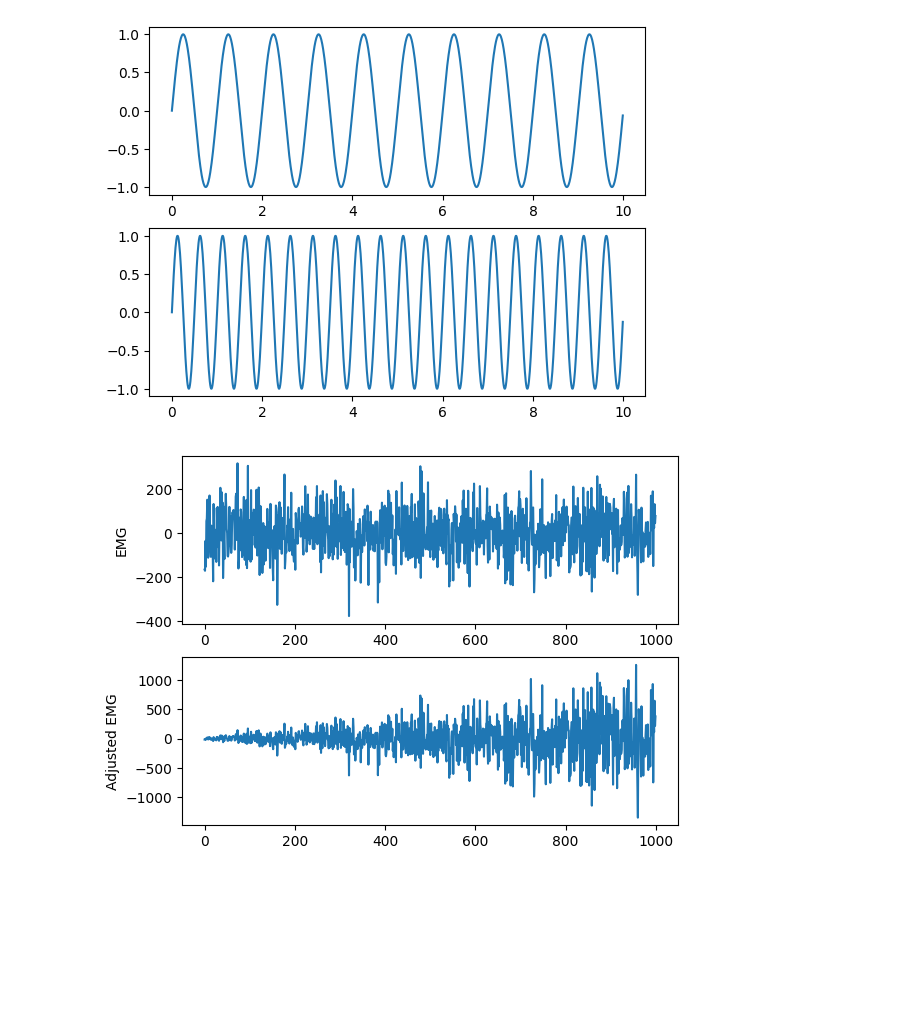
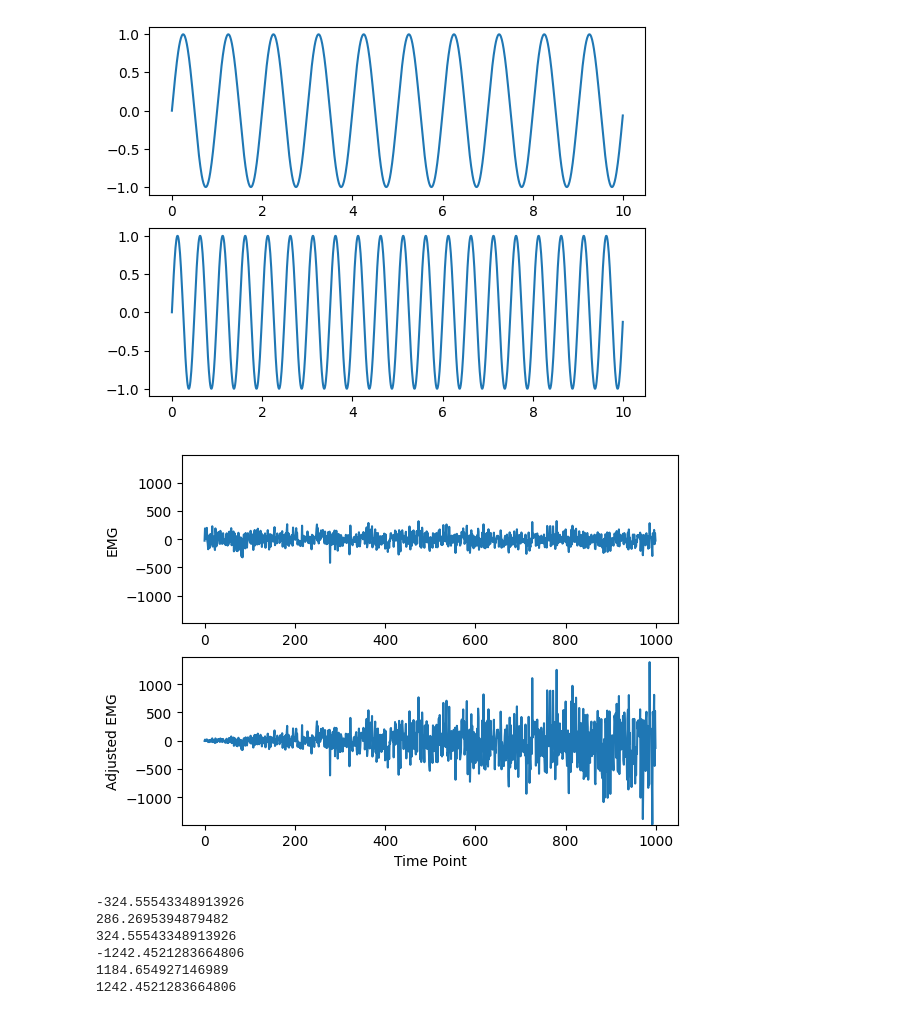
Before and after one commit to uf-bme/BME3053C-Spring-2025, a Jupyter notebook: lessons-solved/03_Matplotlib_and_Numpy_02_10_2025.ipynb, the cells around one changed output. Cells and saved outputs as stored; diff of their text form; code cells hidden in the pictures; blank space fills up the shorter version.

```diff
--- a/lessons-solved/03_Matplotlib_and_Numpy_02_10_2025.ipynb
+++ b/lessons-solved/03_Matplotlib_and_Numpy_02_10_2025.ipynb
@@ -255,26 +255,46 @@ import numpy as np
 # %%
 emg_data = np.random.randn(1000) * 100  # Generating random EMG-like data
 
 #Increasing gain factor
 gain_factor = np.linspace(0.1, 5, 1000)
 
 def gain_factor_emg(emg_data, gain_factor):
   adjusted_emg = emg_data * gain_factor
   return adjusted_emg
 
 #Plotting the original and adjusted EMG signals
 
 def plot_emg(emg_data, adjusted_emg):
   adjusted_emg = gain_factor_emg(emg_data, gain_factor)
 
+  emg_bound = np.max(np.abs(adjusted_emg))+5
+
   ax1 = plt.subplot(2, 1, 1)
   ax1.plot(emg_data)
   ax1.set_ylabel('EMG')
+  ax1.set_ylim(-emg_bound, emg_bound)
 
-  ax2 = plt.subplot(2, 1, 2)
+  ax2 = plt.subplot(2, 1, 2, sharex = ax1)
   ax2.plot(adjusted_emg)
   ax2.set_ylabel('Adjusted EMG')
+  ax2.set_xlabel('Time Point')
+  ax2.set_ylim(-emg_bound, emg_bound)
 
 plot_emg(emg_data, adjusted_emg)
 # %% [output]
-[figure, old version]
+[figure, new version]
+# %%
+print(np.min(emg_data))
+print(np.max(emg_data))
+print(np.max(np.abs(emg_data)))
+
+print(np.min(adjusted_emg))
+print(np.max(adjusted_emg))
+print(np.max(np.abs(adjusted_emg)))
+# %% [output]
+-324.55543348913926
+286.2695394879482
+324.55543348913926
+-1242.4521283664806
+1184.654927146989
+1242.4521283664806
```
